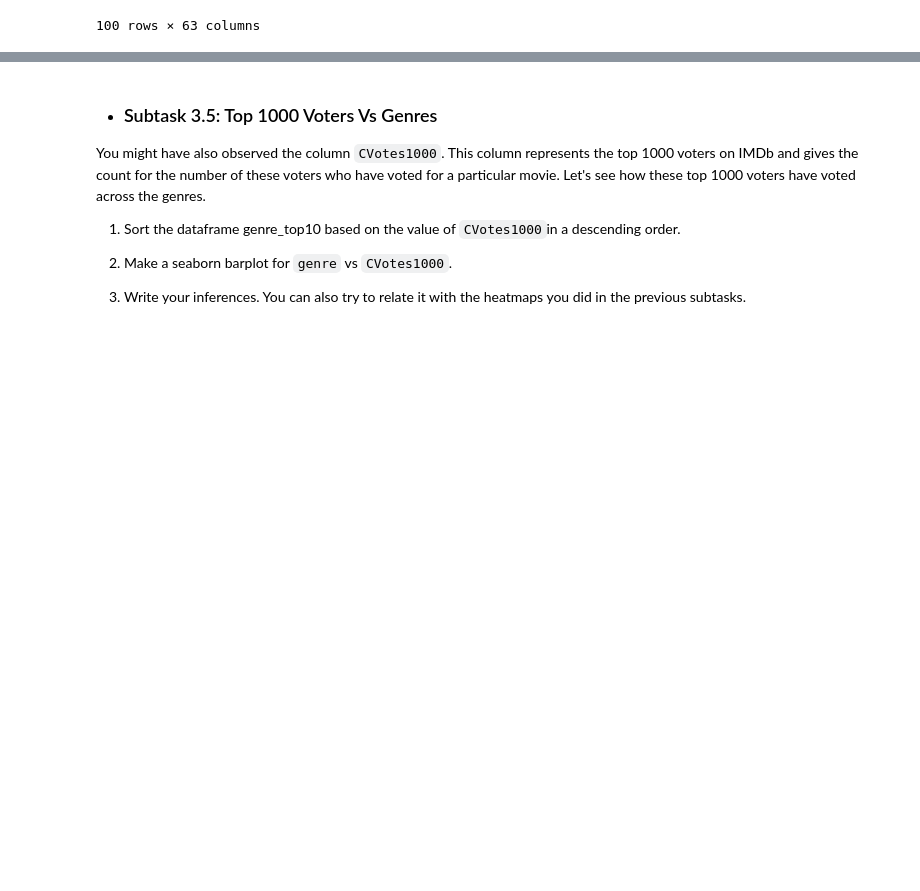
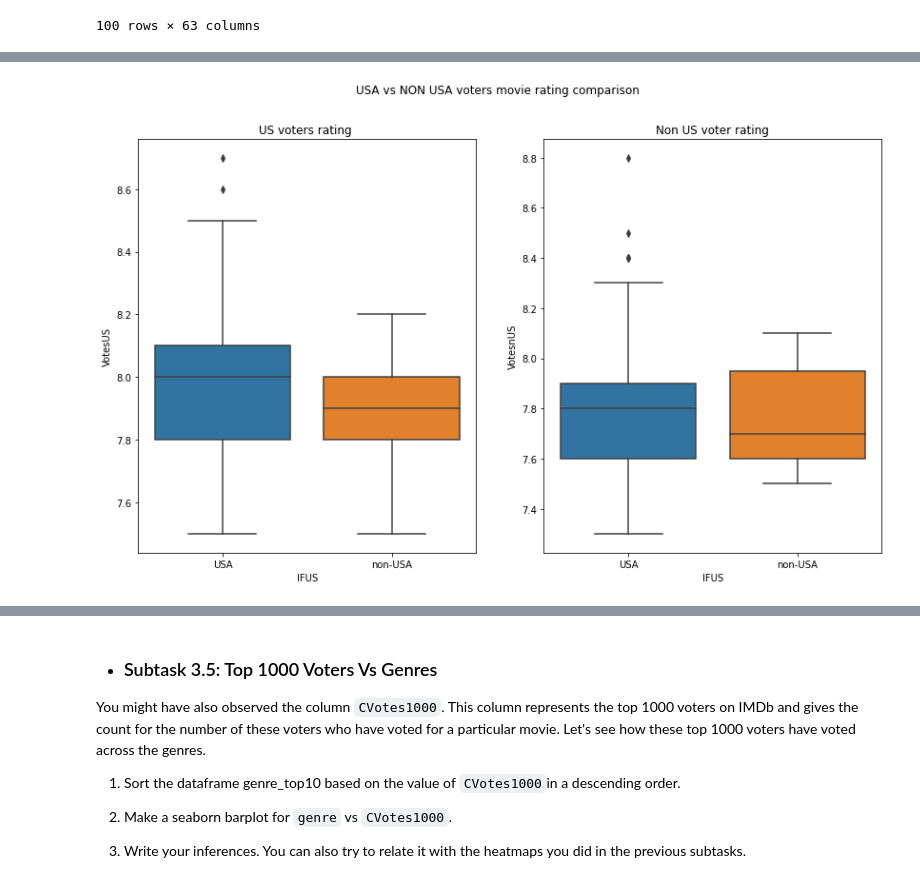
Before and after one commit to abhinav-m/data-science-bootcamp, a Jupyter notebook: projects/upgrad-imdb-assignment/IMDb+Movie+Assignment.ipynb, the cells around one changed output, grey strips where cells are left out. Saved outputs shown, nothing was run; the diff lists cells and outputs as text; code cells hidden in the pictures; blank space fills up the shorter version.

```diff
--- a/projects/upgrad-imdb-assignment/IMDb+Movie+Assignment.ipynb
+++ b/projects/upgrad-imdb-assignment/IMDb+Movie+Assignment.ipynb
@@ -632,0 +645,16 @@ movies
+# %%
+# Box plot - 2: VotesUS(y) vs IFUS(x)
+
+
+
+fig, axes = plt.subplots(1, 2,figsize=(14,8))
+fig.suptitle('USA vs NON USA voters movie rating comparison')
+axes[0].set_title('US voters rating ')
+axes[1].set_title('Non US voter rating')
+
+# Chart creation
+sns.boxplot(ax=axes[0],x=movies.IFUS,y = movies.VotesUS)
+sns.boxplot(ax=axes[1],x=movies.IFUS,y = movies.VotesnUS)
+plt.show()
+# %% [output]
+[figure, added]
```
Also changed, not shown: parts of 16 cells of this notebook, 1 other file.
